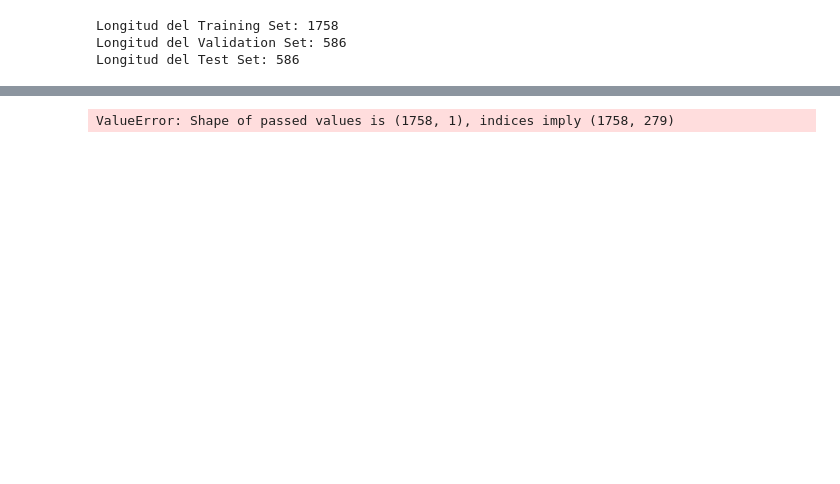
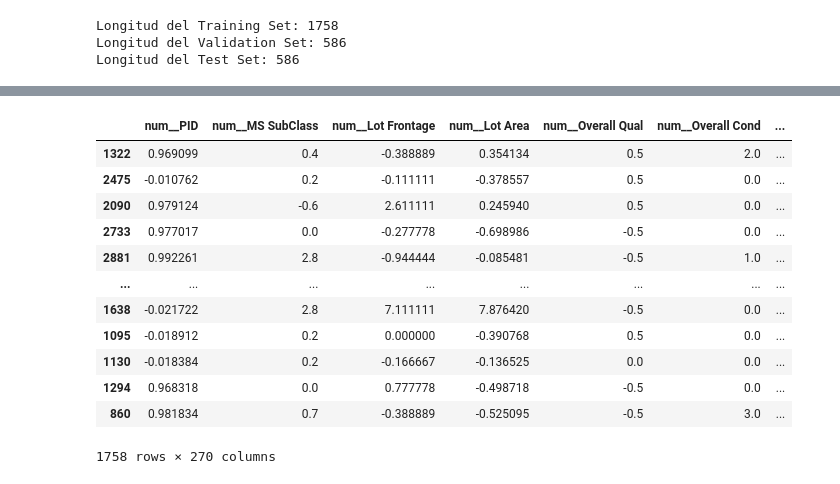
Before and after one commit to HernanRochon664/Proyectos-ML, a Jupyter notebook: house-prices/Housing-prices-predictions.ipynb, the cells around one changed output, grey strips where cells are left out. Drawn from its saved outputs; the diff is of its cells as text; code cells hidden in the pictures; blank space fills up the shorter version.

```diff
--- a/house-prices/Housing-prices-predictions.ipynb
+++ b/house-prices/Housing-prices-predictions.ipynb
@@ -172,17 +228,13 @@ num_pipeline = Pipeline([
 # %%
-from sklearn.compose import ColumnTransformer
-from sklearn.preprocessing import OneHotEncoder
+# num and var features identification
+num_attribs = list(X_train.select_dtypes(exclude=['object']).columns)
+cat_attribs = list(X_train.select_dtypes(include=['object']).columns)
 
-num_attribs = list(X_train.select_dtypes(exclude=['object']))
-cat_attribs = list(X_train.select_dtypes(include=['object']))
-
+# Creating ColumnTransformer applying pipelines
 full_pipeline = ColumnTransformer([
-        ("num", num_pipeline, num_attribs),
-        ("cat", OneHotEncoder(), cat_attribs),
-    ])
+    ("num", num_pipeline, num_attribs),
+    ("cat", cat_pipeline, cat_attribs)
+])
 # %%
-X_train_prep = full_pipeline.fit_transform(X_train)
+X_train_prep = full_pipeline.fit_transform(X_train).toarray()
+X_val_prep = full_pipeline.transform(X_val).toarray()
-# %%
-X_train_prep = pd.DataFrame(X_train_prep, columns=list(pd.get_dummies(X_train)), index=X_train.index)
-# %% [output]
-ValueError: Shape of passed values is (1758, 1), indices imply (1758, 279)
@@ -188,0 +245,16 @@ ValueError: Shape of passed values is (1758, 1), indices imply (1758, 279)
+# %%
+X_train_prep
+# %% [output]
+|  | num__PID | num__MS SubClass | num__Lot Frontage | num__Lot Area | num__Overall Qual | num__Overall Cond | ... |
+| 1322 | 0.969099 | 0.4 | -0.388889 | 0.354134 | 0.5 | 2.0 | ... |
+| 2475 | -0.010762 | 0.2 | -0.111111 | -0.378557 | 0.5 | 0.0 | ... |
+| 2090 | 0.979124 | -0.6 | 2.611111 | 0.245940 | 0.5 | 0.0 | ... |
+| 2733 | 0.977017 | 0.0 | -0.277778 | -0.698986 | -0.5 | 0.0 | ... |
+| 2881 | 0.992261 | 2.8 | -0.944444 | -0.085481 | -0.5 | 1.0 | ... |
+| ... | ... | ... | ... | ... | ... | ... | ... |
+| 1638 | -0.021722 | 2.8 | 7.111111 | 7.876420 | -0.5 | 0.0 | ... |
+| 1095 | -0.018912 | 0.2 | 0.000000 | -0.390768 | 0.5 | 0.0 | ... |
+| 1130 | -0.018384 | 0.2 | -0.166667 | -0.136525 | 0.0 | 0.0 | ... |
+| 1294 | 0.968318 | 0.0 | 0.777778 | -0.498718 | -0.5 | 0.0 | ... |
+| 860 | 0.981834 | 0.7 | -0.388889 | -0.525095 | -0.5 | 3.0 | ... |
+1758 rows × 270 columns
```
Also changed, not shown: parts of 47 cells of this notebook.
